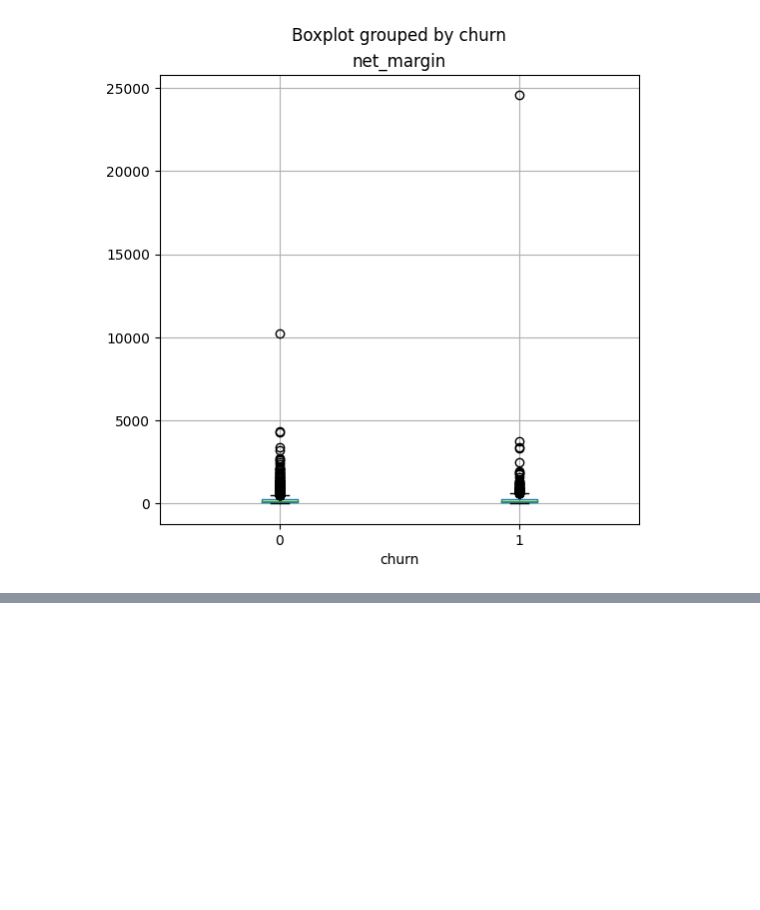
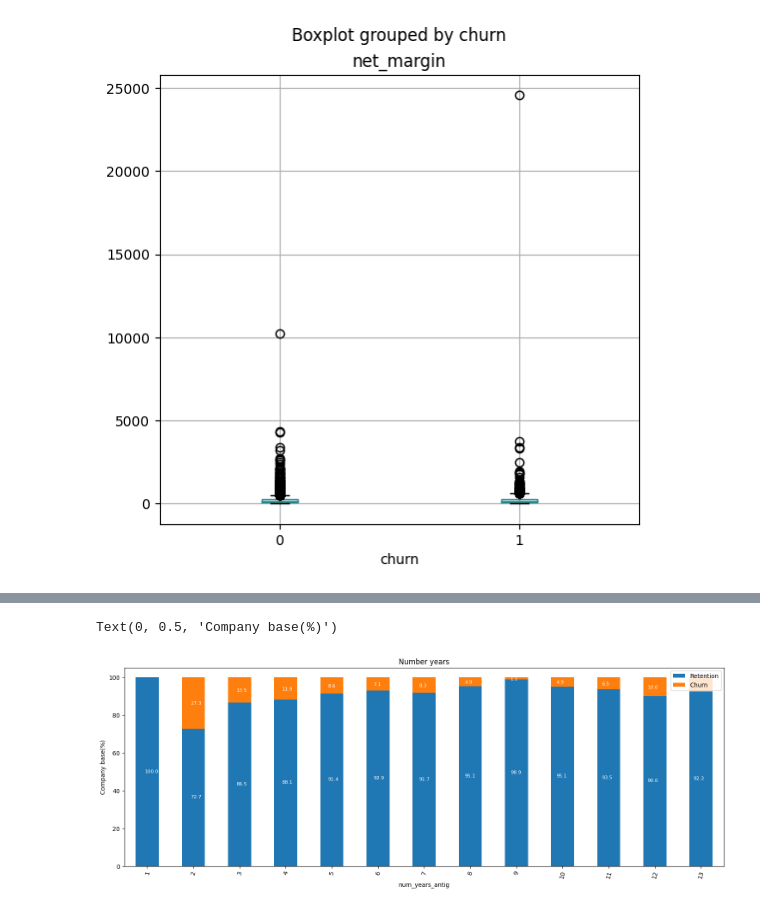
Before and after one commit to konyeinmg/BCG_virtual_intern, a Jupyter notebook: analysis.ipynb, the cells around one changed output, grey strips where cells are left out. Saved outputs shown, nothing was run; the diff lists cells and outputs as text; code cells hidden in the pictures; blank space fills up the shorter version.

```diff
--- a/analysis.ipynb
+++ b/analysis.ipynb
@@ -354,0 +399,12 @@ power = client_df[["id", "pow_max", "churn"]]
+# %%
+years_antig = other_cols.groupby([other_cols["num_years_antig"], other_cols["churn"]])["id"].count().unstack(level=1)
+years_antig_percentage = (years_antig.div(years_antig.sum(axis=1), axis=0)*100)
+# %%
+ax=years_antig_percentage.plot(kind='bar',stacked=True,figsize=(18,6),rot=75)
+annotate_stacked_bars(ax, textsize=8)
+plt.title('Number years')
+plt.legend(['Retention','Churn'],loc='upper right')
+plt.ylabel('Company base(%)')
+# %% [output]
+Text(0, 0.5, 'Company base(%)')
+[figure, added]
```
Also changed, not shown: parts of 6 cells of this notebook.
